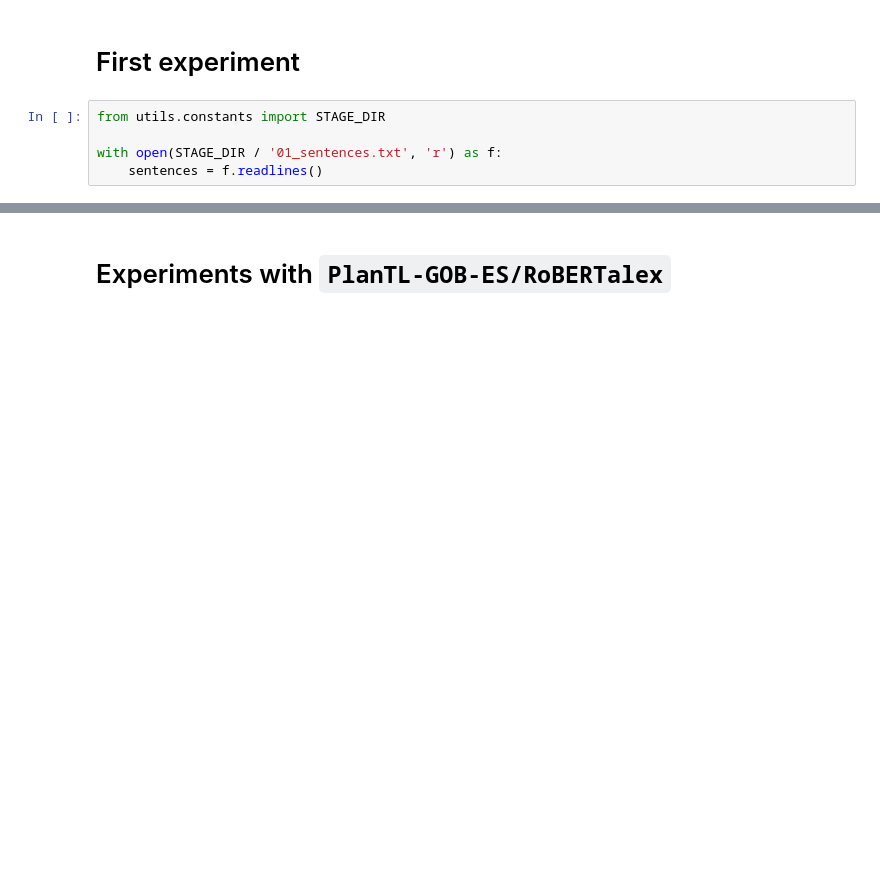
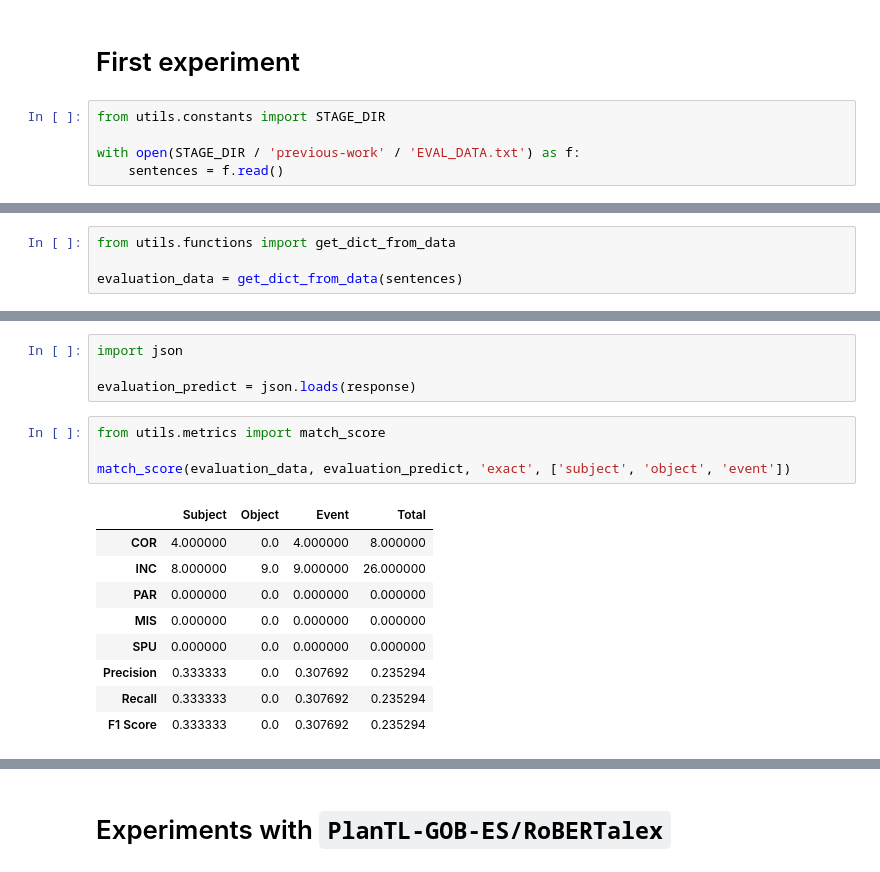
Before and after one commit to gabyarte/event-extraction-small-corpus, a Jupyter notebook: notebooks/02_gpt_for_event_extraction.ipynb, the cells around one changed output, grey strips where cells are left out. Drawn from its saved outputs; the diff is of its cells as text; blank space fills up the shorter version.

```diff
--- a/notebooks/02_gpt_for_event_extraction.ipynb
+++ b/notebooks/02_gpt_for_event_extraction.ipynb
@@ -15,5 +18,5 @@ openai.api_key = os.getenv('OPENAI_KEY')
 # %%
 from utils.constants import STAGE_DIR
 
-with open(STAGE_DIR / '01_sentences.txt', 'r') as f:
-    sentences = f.readlines()
+with open(STAGE_DIR / 'previous-work' / 'EVAL_DATA.txt') as f:
+    sentences = f.read()
@@ -69,0 +23,4 @@ response = get_completion(prompt)
+# %%
+from utils.functions import get_dict_from_data
+
+evaluation_data = get_dict_from_data(sentences)
@@ -71,0 +74,18 @@ print(response)
+# %%
+import json
+
+evaluation_predict = json.loads(response)
+# %%
+from utils.metrics import match_score
+
+match_score(evaluation_data, evaluation_predict, 'exact', ['subject', 'object', 'event'])
+# %% [output]
+|  | Subject | Object | Event | Total |
+| COR | 4.000000 | 0.0 | 4.000000 | 8.000000 |
+| INC | 8.000000 | 9.0 | 9.000000 | 26.000000 |
+| PAR | 0.000000 | 0.0 | 0.000000 | 0.000000 |
+| MIS | 0.000000 | 0.0 | 0.000000 | 0.000000 |
+| SPU | 0.000000 | 0.0 | 0.000000 | 0.000000 |
+| Precision | 0.333333 | 0.0 | 0.307692 | 0.235294 |
+| Recall | 0.333333 | 0.0 | 0.307692 | 0.235294 |
+| F1 Score | 0.333333 | 0.0 | 0.307692 | 0.235294 |
```
Also changed, not shown: parts of 11 cells of this notebook, 1 other file.
